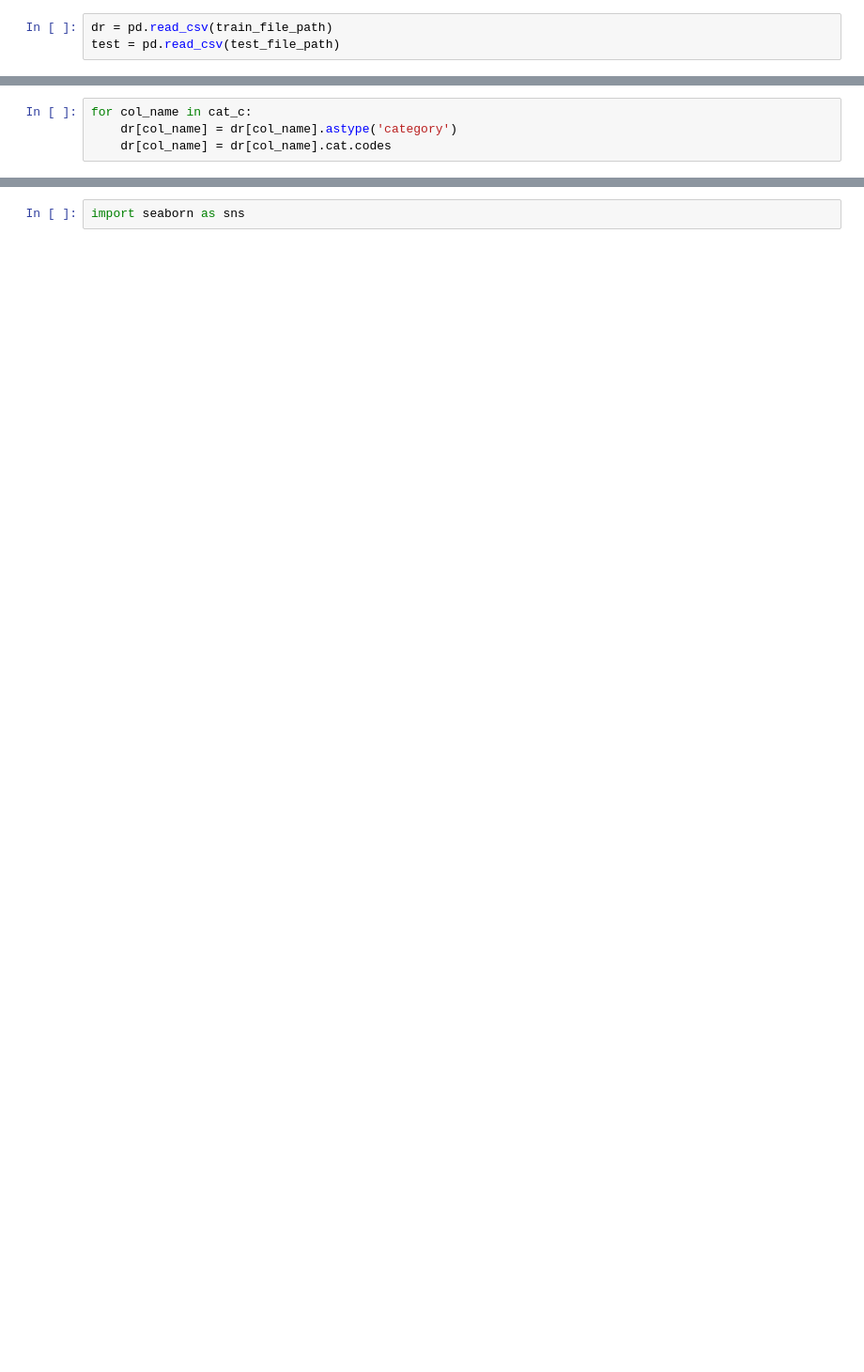
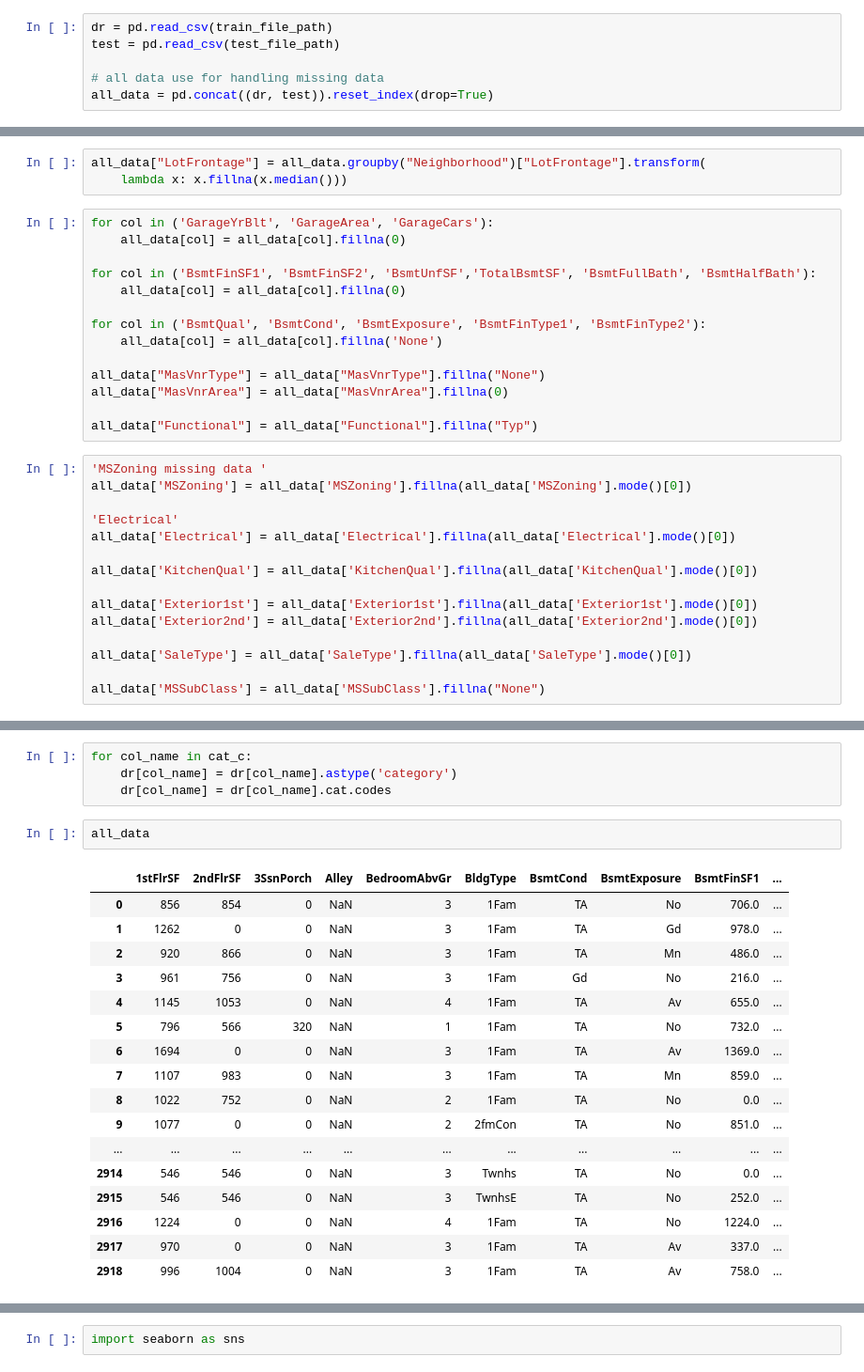
Before and after one commit to kkchuchu/kkchuchu.mushroom, a Jupyter notebook: kaggle/hp/House Prices- Advanced Regression Techniques.ipynb, the cells around one changed output, grey strips where cells are left out. Shown at 94% size. Saved outputs shown, nothing was run; the diff lists cells and outputs as text; blank space fills up the shorter version.

Commit message:
complete missing value fill

```diff
--- a/kaggle/hp/House Prices- Advanced Regression Techniques.ipynb
+++ b/kaggle/hp/House Prices- Advanced Regression Techniques.ipynb
@@ -14,5 +14,8 @@ test_file_path = '../../data/hp/test.csv'
 # %%
 dr = pd.read_csv(train_file_path)
 test = pd.read_csv(test_file_path)
+
+# all data use for handling missing data
+all_data = pd.concat((dr, test)).reset_index(drop=True)
 # %%
 test_ID = test['Id']
@@ -55 +67,33 @@ dr.describe()
+# %%
+all_data["LotFrontage"] = all_data.groupby("Neighborhood")["LotFrontage"].transform(
+    lambda x: x.fillna(x.median()))
+# %%
+for col in ('GarageYrBlt', 'GarageArea', 'GarageCars'):
+    all_data[col] = all_data[col].fillna(0)
+
+for col in ('BsmtFinSF1', 'BsmtFinSF2', 'BsmtUnfSF','TotalBsmtSF', 'BsmtFullBath', 'BsmtHalfBath'):
+    all_data[col] = all_data[col].fillna(0)
+
+for col in ('BsmtQual', 'BsmtCond', 'BsmtExposure', 'BsmtFinType1', 'BsmtFinType2'):
+    all_data[col] = all_data[col].fillna('None')
+
+all_data["MasVnrType"] = all_data["MasVnrType"].fillna("None")
+all_data["MasVnrArea"] = all_data["MasVnrArea"].fillna(0)
+
+all_data["Functional"] = all_data["Functional"].fillna("Typ")
+# %%
+'MSZoning missing data '
+all_data['MSZoning'] = all_data['MSZoning'].fillna(all_data['MSZoning'].mode()[0])
+
+'Electrical'
+all_data['Electrical'] = all_data['Electrical'].fillna(all_data['Electrical'].mode()[0])
+
+all_data['KitchenQual'] = all_data['KitchenQual'].fillna(all_data['KitchenQual'].mode()[0])
+
+all_data['Exterior1st'] = all_data['Exterior1st'].fillna(all_data['Exterior1st'].mode()[0])
+all_data['Exterior2nd'] = all_data['Exterior2nd'].fillna(all_data['Exterior2nd'].mode()[0])
+
+all_data['SaleType'] = all_data['SaleType'].fillna(all_data['SaleType'].mode()[0])
+
+all_data['MSSubClass'] = all_data['MSSubClass'].fillna("None")
 # %%
@@ -100,3 +105,23 @@ dtype: float64
 for col_name in cat_c:
     dr[col_name] = dr[col_name].astype('category')
     dr[col_name] = dr[col_name].cat.codes
+# %%
+all_data
+# %% [output]
+|  | 1stFlrSF | 2ndFlrSF | 3SsnPorch | Alley | BedroomAbvGr | BldgType | BsmtCond | BsmtExposure | BsmtFinSF1 | ... |
+| 0 | 856 | 854 | 0 | NaN | 3 | 1Fam | TA | No | 706.0 | ... |
+| 1 | 1262 | 0 | 0 | NaN | 3 | 1Fam | TA | Gd | 978.0 | ... |
+| 2 | 920 | 866 | 0 | NaN | 3 | 1Fam | TA | Mn | 486.0 | ... |
+| 3 | 961 | 756 | 0 | NaN | 3 | 1Fam | Gd | No | 216.0 | ... |
+| 4 | 1145 | 1053 | 0 | NaN | 4 | 1Fam | TA | Av | 655.0 | ... |
+| 5 | 796 | 566 | 320 | NaN | 1 | 1Fam | TA | No | 732.0 | ... |
+| 6 | 1694 | 0 | 0 | NaN | 3 | 1Fam | TA | Av | 1369.0 | ... |
+| 7 | 1107 | 983 | 0 | NaN | 3 | 1Fam | TA | Mn | 859.0 | ... |
+| 8 | 1022 | 752 | 0 | NaN | 2 | 1Fam | TA | No | 0.0 | ... |
+| 9 | 1077 | 0 | 0 | NaN | 2 | 2fmCon | TA | No | 851.0 | ... |
+| ... | ... | ... | ... | ... | ... | ... | ... | ... | ... | ... |
+| 2914 | 546 | 546 | 0 | NaN | 3 | Twnhs | TA | No | 0.0 | ... |
+| 2915 | 546 | 546 | 0 | NaN | 3 | TwnhsE | TA | No | 252.0 | ... |
+| 2916 | 1224 | 0 | 0 | NaN | 4 | 1Fam | TA | No | 1224.0 | ... |
+| 2917 | 970 | 0 | 0 | NaN | 3 | 1Fam | TA | Av | 337.0 | ... |
+| 2918 | 996 | 1004 | 0 | NaN | 3 | 1Fam | TA | Av | 758.0 | ... |
```
Also changed, not shown: parts of 12 cells of this notebook.
